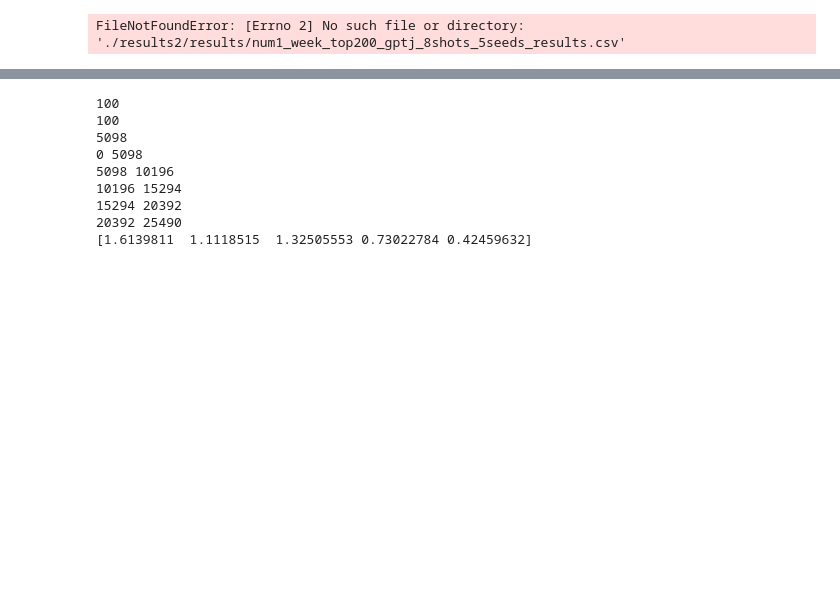
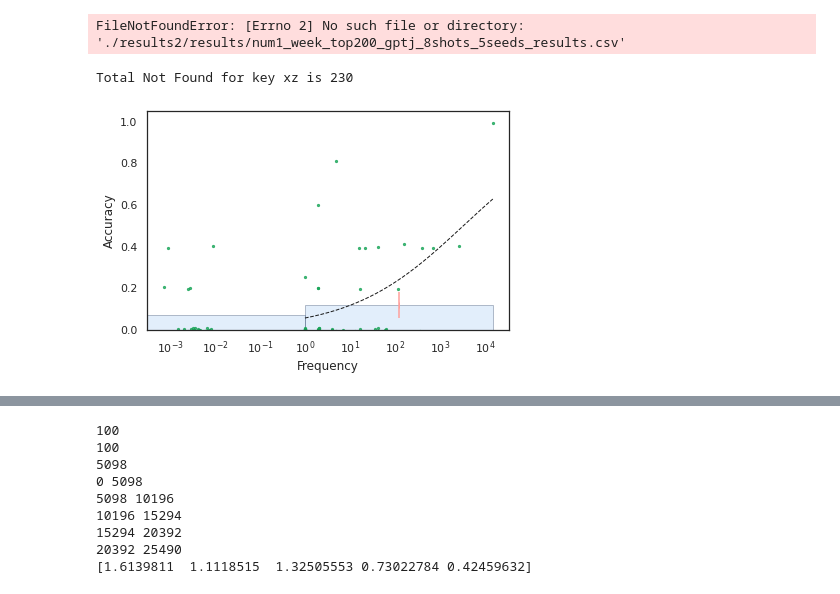
Before and after one commit to yasamanrazeghi7/TermFrequency, a Jupyter notebook: GPTAnalyzer/AggregateResults/clean_plots.ipynb, the cells around one changed output, grey strips where cells are left out. Cells and saved outputs as stored; diff of their text form; code cells hidden in the pictures; blank space fills up the shorter version.

```diff
--- a/GPTAnalyzer/AggregateResults/clean_plots.ipynb
+++ b/GPTAnalyzer/AggregateResults/clean_plots.ipynb
@@ -62,3 +76,8 @@ for shots in [2, 4, 8, 20]:
 [figure]
 4 : 0.24123711340206186
 FileNotFoundError: [Errno 2] No such file or directory: './results2/results/num1_week_top200_gptj_8shots_5seeds_results.csv'
+# %%
+q = save_freq_acc_plot_and_get_info('day', 2, 'gptj', key='xz', show_plot = True, quantile_number=2)
+# %% [output]
+Total Not Found for key xz is 230
+[figure, added]
```
Also changed, not shown: parts of 6 cells of this notebook, 1 other file.
